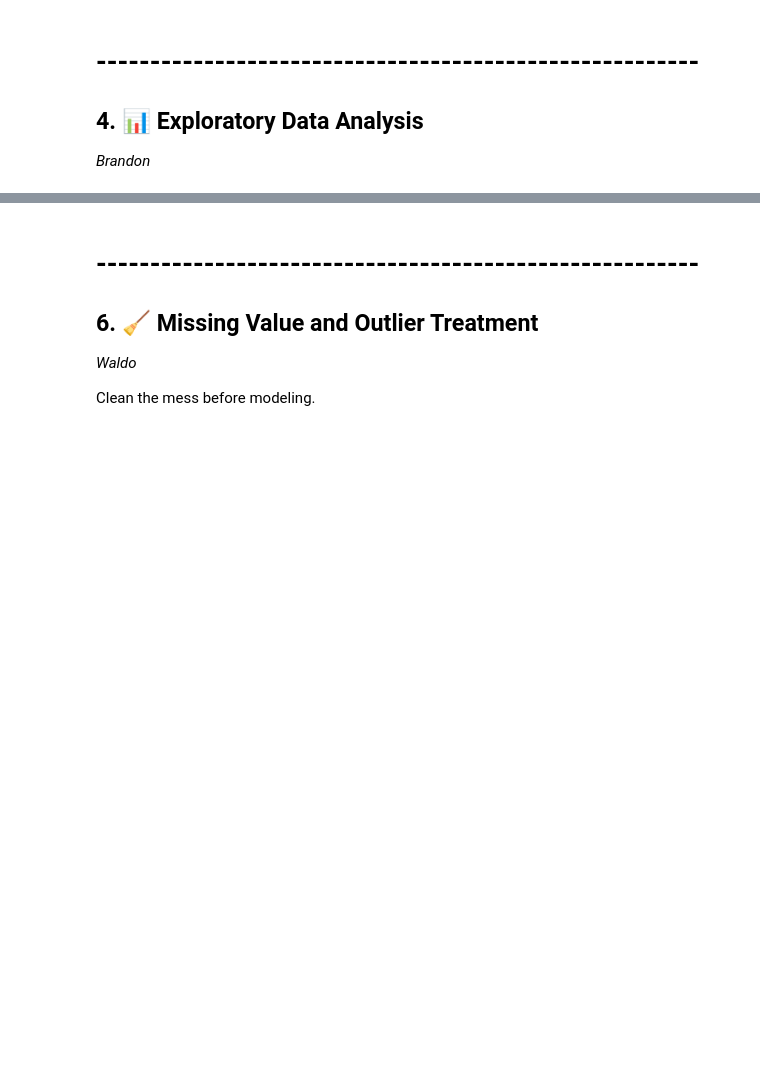
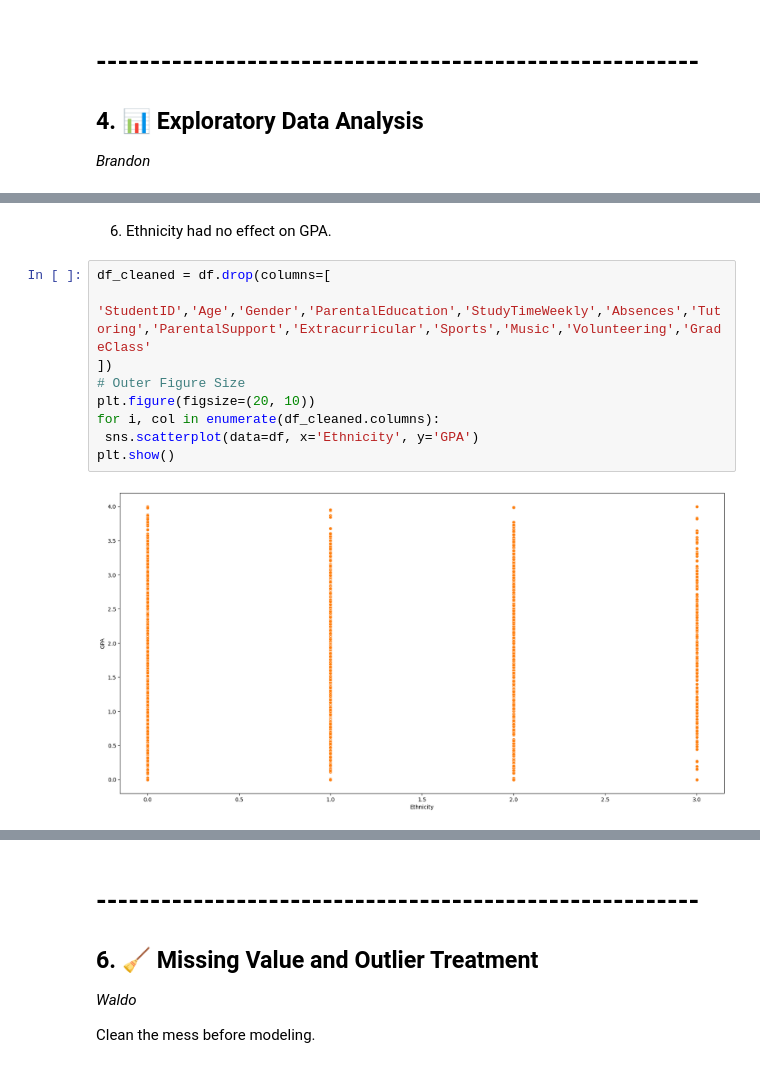
Before and after one commit to BeardedSeal77/MLG382_Guided_Project, a Jupyter notebook: Notebooks/Group T.ipynb, the cells around one changed output, grey strips where cells are left out. Saved outputs shown, nothing was run; the diff lists cells and outputs as text; blank space fills up the shorter version.

```diff
--- a/Notebooks/Group T.ipynb
+++ b/Notebooks/Group T.ipynb
@@ -180,0 +254,13 @@ sns.countplot(x='Gender', data=df)
+# %% [markdown]
+6. Ethnicity had no effect on GPA.
+# %%
+df_cleaned = df.drop(columns=[
+    'StudentID','Age','Gender','ParentalEducation','StudyTimeWeekly','Absences','Tutoring','ParentalSupport','Extracurricular','Sports','Music','Volunteering','GradeClass'
+])
+# Outer Figure Size
+plt.figure(figsize=(20, 10))
+for i, col in enumerate(df_cleaned.columns):
+ sns.scatterplot(data=df, x='Ethnicity', y='GPA')
+plt.show()
+# %% [output]
+[figure, added]
```
Also changed, not shown: parts of 20 cells of this notebook, 1 other file.
